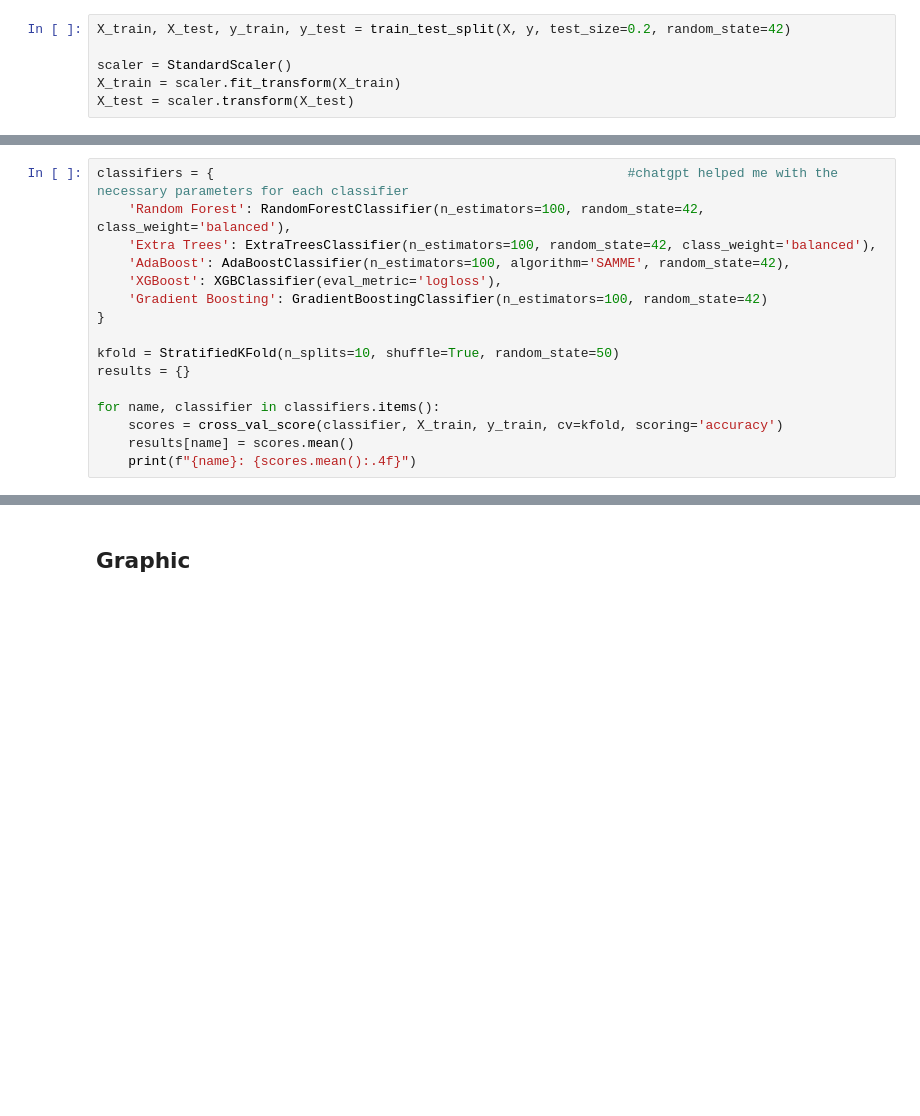
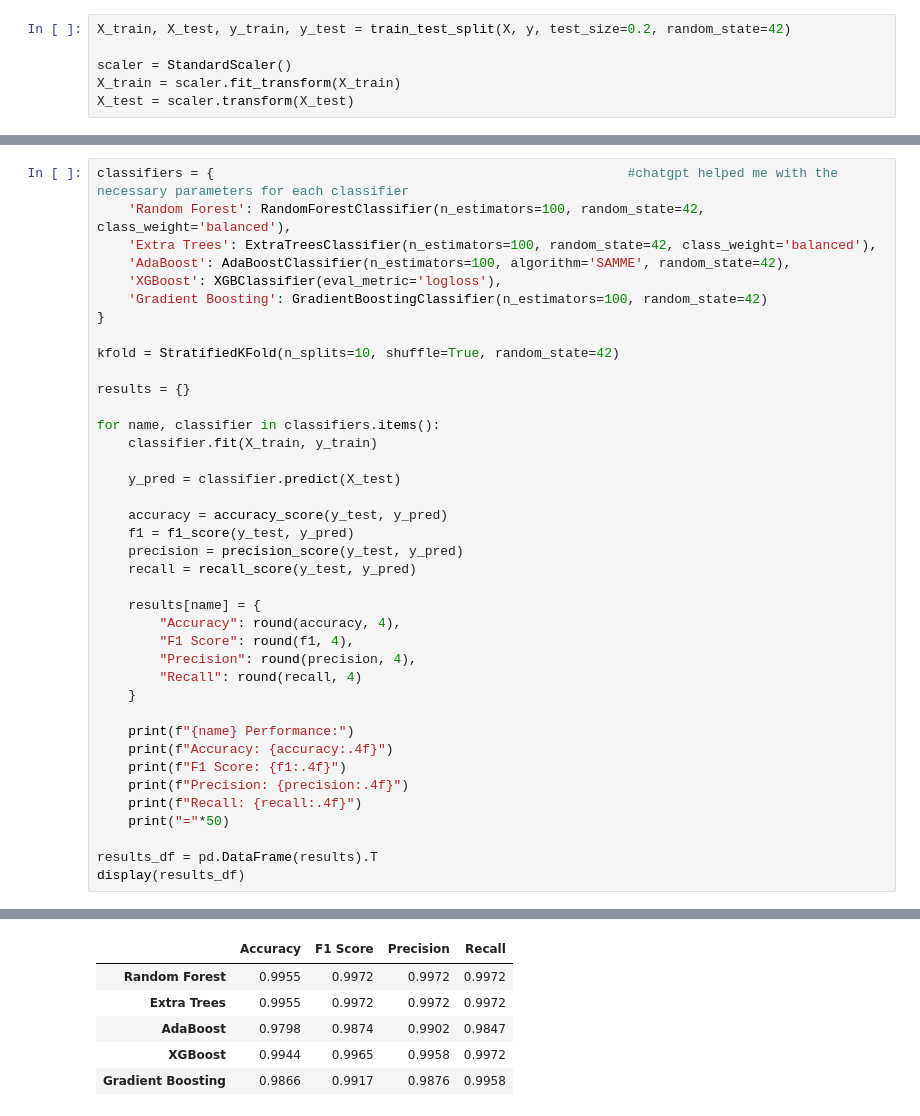
Before and after one commit to Miragaia/MDLE_PROJECT1, a Jupyter notebook: predictive_modelling.ipynb, the cells around one changed output, grey strips where cells are left out. Drawn from its saved outputs; the diff is of its cells as text; blank space fills up the shorter version.

```diff
--- a/predictive_modelling.ipynb
+++ b/predictive_modelling.ipynb
@@ -81,11 +94,34 @@ classifiers = {                                                     #chatgpt hel
     'Gradient Boosting': GradientBoostingClassifier(n_estimators=100, random_state=42)
 }
 
-kfold = StratifiedKFold(n_splits=10, shuffle=True, random_state=50)
+kfold = StratifiedKFold(n_splits=10, shuffle=True, random_state=42)
+
 results = {}
 
 for name, classifier in classifiers.items():
-    scores = cross_val_score(classifier, X_train, y_train, cv=kfold, scoring='accuracy')
-    results[name] = scores.mean()
-    print(f"{name}: {scores.mean():.4f}")
+    classifier.fit(X_train, y_train)
+
+    y_pred = classifier.predict(X_test)
+
+    accuracy = accuracy_score(y_test, y_pred)
+    f1 = f1_score(y_test, y_pred)
+    precision = precision_score(y_test, y_pred)
+    recall = recall_score(y_test, y_pred)
+
+    results[name] = {
+        "Accuracy": round(accuracy, 4),
+        "F1 Score": round(f1, 4),
+        "Precision": round(precision, 4),
+        "Recall": round(recall, 4)
+    }
+
+    print(f"{name} Performance:")
+    print(f"Accuracy: {accuracy:.4f}")
+    print(f"F1 Score: {f1:.4f}")
+    print(f"Precision: {precision:.4f}")
+    print(f"Recall: {recall:.4f}")
+    print("="*50)
+
+results_df = pd.DataFrame(results).T
+display(results_df)
 # %% [output]
@@ -97,2 +145,6 @@ Gradient Boosting: 0.9846
+|  | Accuracy | F1 Score | Precision | Recall |
+| Random Forest | 0.9955 | 0.9972 | 0.9972 | 0.9972 |
+| Extra Trees | 0.9955 | 0.9972 | 0.9972 | 0.9972 |
+| AdaBoost | 0.9798 | 0.9874 | 0.9902 | 0.9847 |
+| XGBoost | 0.9944 | 0.9965 | 0.9958 | 0.9972 |
+| Gradient Boosting | 0.9866 | 0.9917 | 0.9876 | 0.9958 |
-# %% [markdown]
-## Graphic
```
Also changed, not shown: parts of 8 cells of this notebook.
